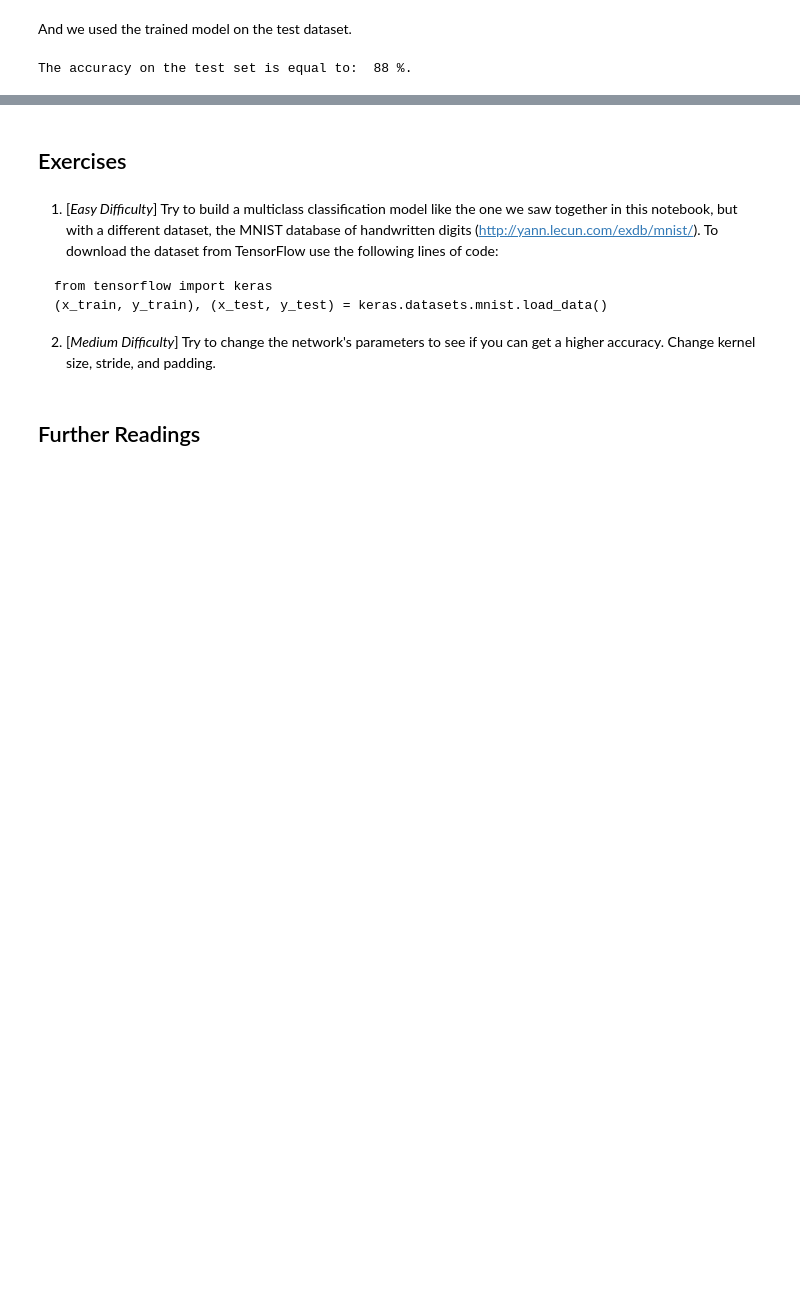
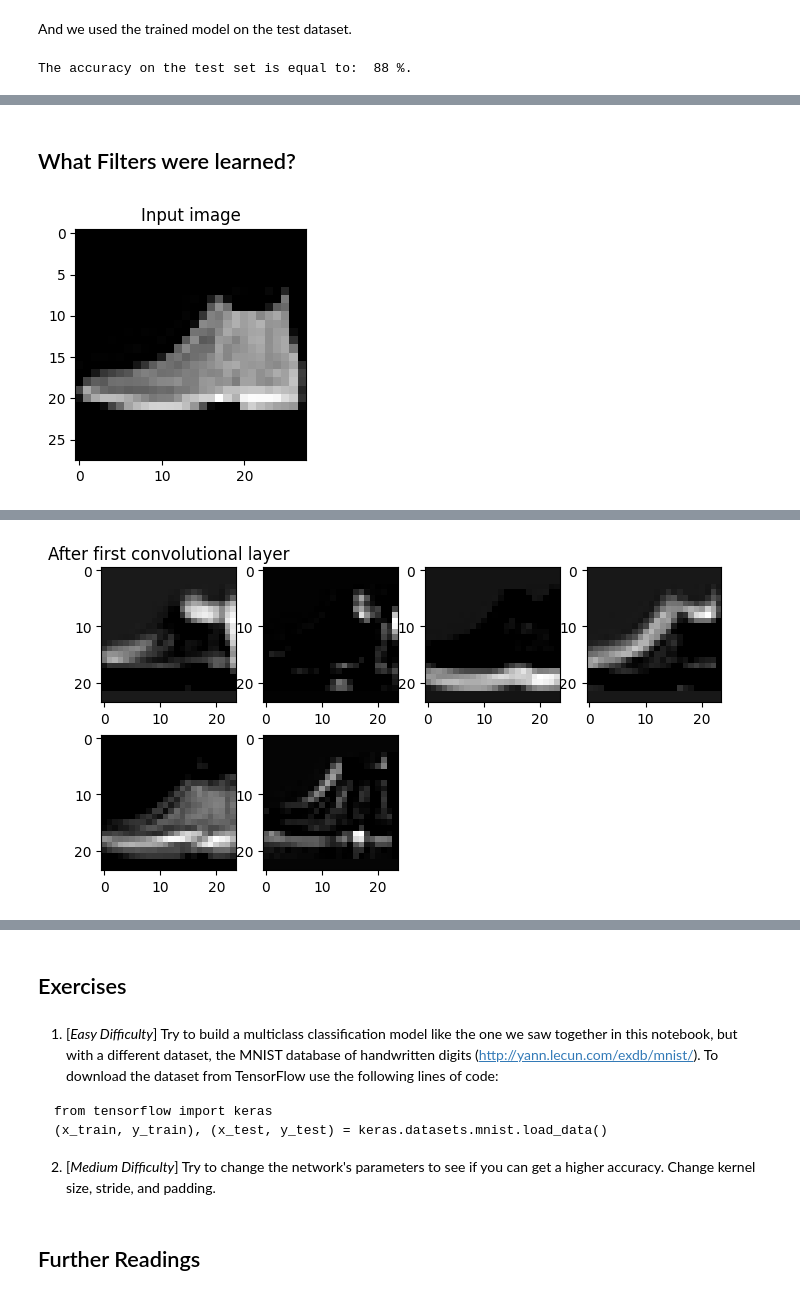
Before and after one commit to Coin-Seeds/HSLU-CASML2-Deep_Learning, a Jupyter notebook: COMPUTER-VISION/0002_multiclass_classification_with_convolutional_neural_networks.ipynb, the cells around one changed output, grey strips where cells are left out. Saved outputs shown, nothing was run; the diff lists cells and outputs as text; code cells hidden in the pictures; blank space fills up the shorter version.

```diff
--- a/COMPUTER-VISION/0002_multiclass_classification_with_convolutional_neural_networks.ipynb
+++ b/COMPUTER-VISION/0002_multiclass_classification_with_convolutional_neural_networks.ipynb
@@ -214,0 +287,29 @@ The accuracy on the test set is equal to:  88 %.
+# %% [markdown]
+## What Filters were learned?
+# %%
+sample_image = data_test_norm[0]
+
+plt.figure(figsize=(3, 3))
+plt.title('Input image')
+plt.imshow(sample_image, cmap='gray', vmin=0, vmax=1)
+plt.show()
+
+model_up_to_first_conv = models.Sequential(model.layers[:1])
+model_up_to_second_conv = models.Sequential(model.layers[:3])
+
+for title, submodel in [('After first convolutional layer', model_up_to_first_conv),
+                        ('After second convolutional layer', model_up_to_second_conv)]:
+  features = submodel.predict(np.expand_dims(sample_image, axis=0))[0]
+  features = np.split(features, features.shape[2], axis=2)
+
+  n_cols = 4
+  n_rows = int(np.ceil(len(features) / n_cols))
+  plt.figure(figsize=(8, n_rows * 2))
+  for i, feature in enumerate(features):
+    plt.subplot(n_rows, n_cols, i+1)
+    plt.imshow(feature, cmap='gray')
+    if i == 0: plt.title(title)
+
+  plt.show()
+# %% [output]
+[figure, added]
@@ -214,0 +317 @@ The accuracy on the test set is equal to:  88 %.
+[figure, added]
```
Also changed, not shown: parts of 10 cells of this notebook.
